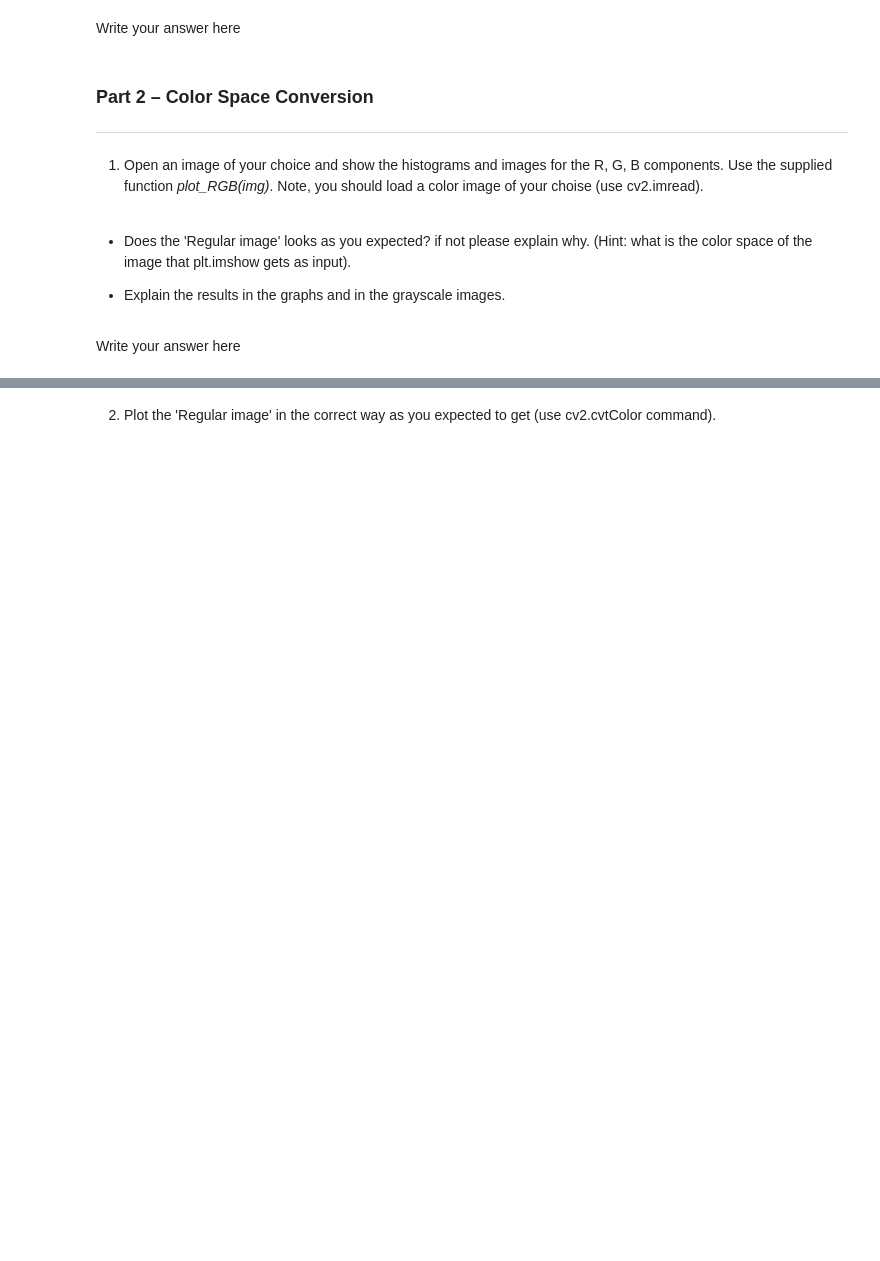
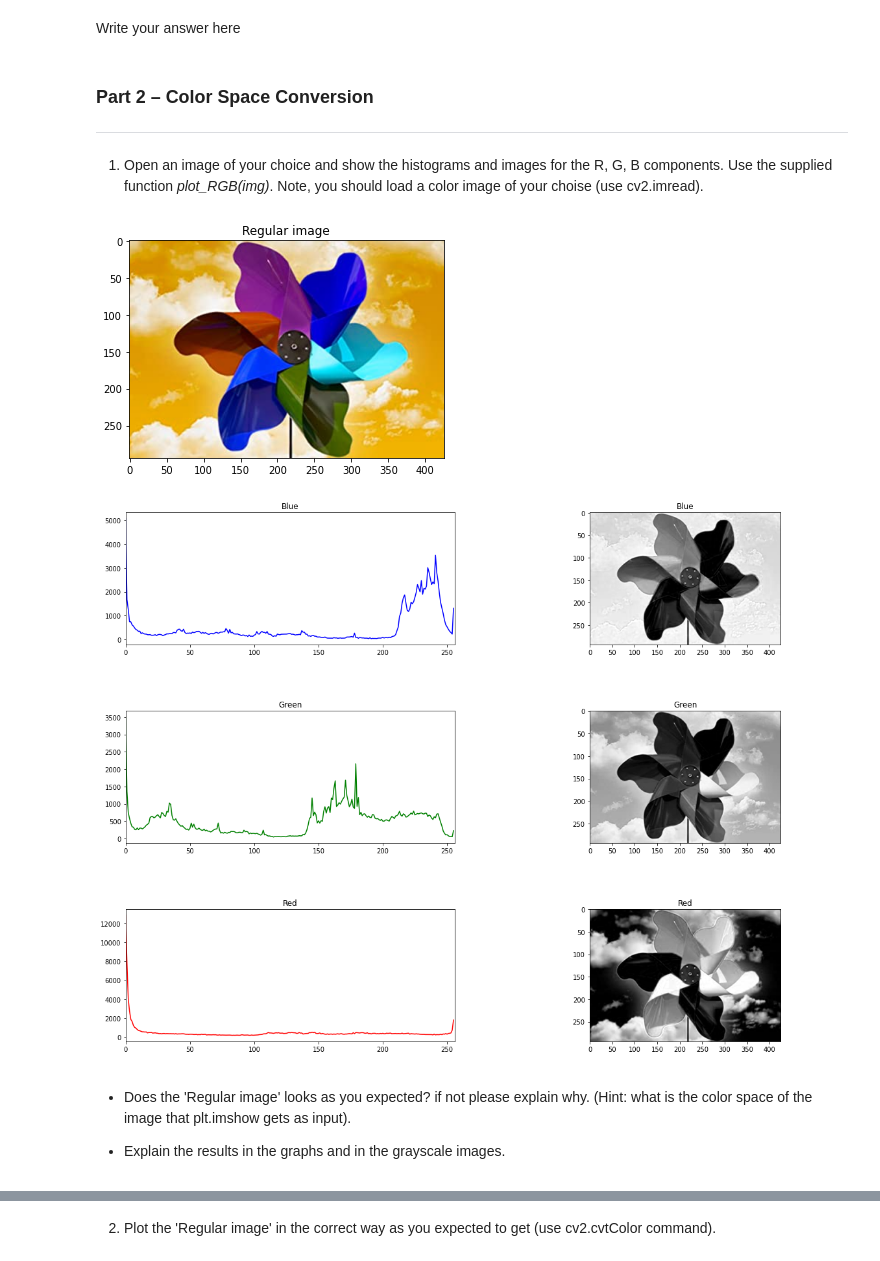
Before and after one commit to nadavschwalb/image_processing, a Jupyter notebook: Lab2_student.ipynb, the cells around one changed output, grey strips where cells are left out. Drawn from its saved outputs; the diff is of its cells as text; code cells hidden in the pictures; blank space fills up the shorter version.

```diff
--- a/Lab2_student.ipynb
+++ b/Lab2_student.ipynb
@@ -242,6 +240,10 @@ def plot_RGB(img):
+# %%
+bgr_image = cv2.imread('WeatherVane.bmp')
+plot_RGB(bgr_image)
+# %% [output]
+[figure, added]
+[figure, added]
 # %% [markdown]
 * Does the 'Regular image' looks as you expected? if not please explain why. (Hint: what is the color space of the image that plt.imshow gets as input).
 
 * Explain the results in the graphs and in the grayscale images.
-# %% [markdown]
-Write your answer here
```
Also changed, not shown: parts of 10 cells of this notebook.
